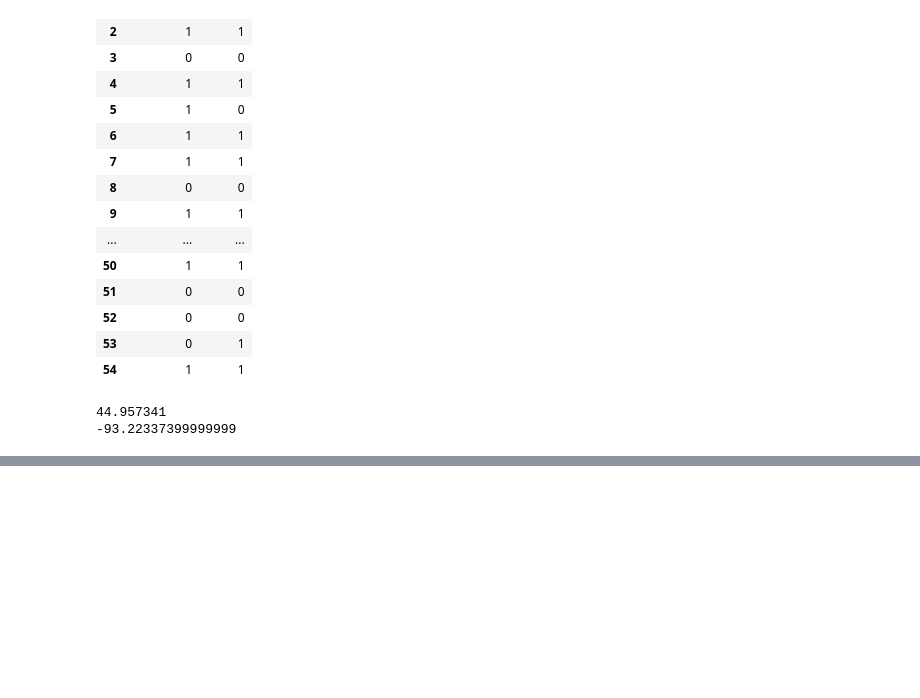
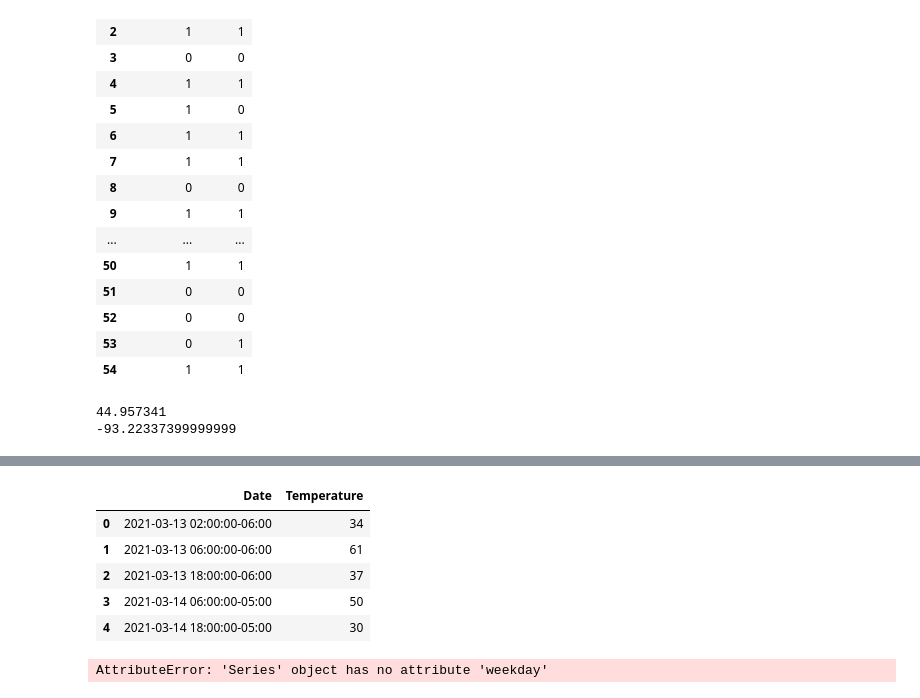
Before and after one commit to grand42/Machine_Learning-NiceRide, a Jupyter notebook: Working_Directory/Station_Popularity.ipynb, the cells around one changed output, grey strips where cells are left out. Drawn from its saved outputs; the diff is of its cells as text; code cells hidden in the pictures; blank space fills up the shorter version.

Commit message:
Make df from api forecast

```diff
--- a/Working_Directory/Station_Popularity.ipynb
+++ b/Working_Directory/Station_Popularity.ipynb
@@ -267,4 +267,4 @@ print(lon)
 -93.22337399999999
 # %%
 weather = requests.get(url).json()
-forecastweather['properties']['forecast'])
+forecast_url = weather['properties']['forecast']
@@ -272,0 +271,15 @@ https://api.weather.gov/gridpoints/MPX/109,70/forecast
+# %%
+forecast = requests.get(forecast_url).json()
+# %%
+weekly_forecast = forecast['properties']['periods']
+weekly_forecast_array = []
+
+for i in range(len(weekly_forecast)):
+        forecast_array = []
+        temp = weekly_forecast[i]['temperature']
+        date = weekly_forecast[i]['startTime']
+        weekday = pd.to_datetime(date).weekday()
+        forecast_array.append(date)
+        forecast_array.append(temp)
+        forecast_array.append(ww)
+        weekly_forecast_array.append(forecast_array)
@@ -272,0 +301,20 @@ https://api.weather.gov/gridpoints/MPX/109,70/forecast
+# %%
+forecastDF = pd.DataFrame(weekly_forecast_array, columns = ['Date','Temperature'])
+forecastDF['Date'] = pd.to_datetime(forecastDF['Date'])
+forecastDF.head()
+# %% [output]
+|  | Date | Temperature |
+| 0 | 2021-03-13 02:00:00-06:00 | 34 |
+| 1 | 2021-03-13 06:00:00-06:00 | 61 |
+| 2 | 2021-03-13 18:00:00-06:00 | 37 |
+| 3 | 2021-03-14 06:00:00-05:00 | 50 |
+| 4 | 2021-03-14 18:00:00-05:00 | 30 |
+# %%
+from datetime import datetime
+
+date_string = "21 June, 2018"
+string = forecastDF['Date'][0]
+weekday = forecastDF['Date'].weekday()
+print(weekday)
+# %% [output]
+AttributeError: 'Series' object has no attribute 'weekday'
```
Also changed, not shown: parts of 2 cells of this notebook.
